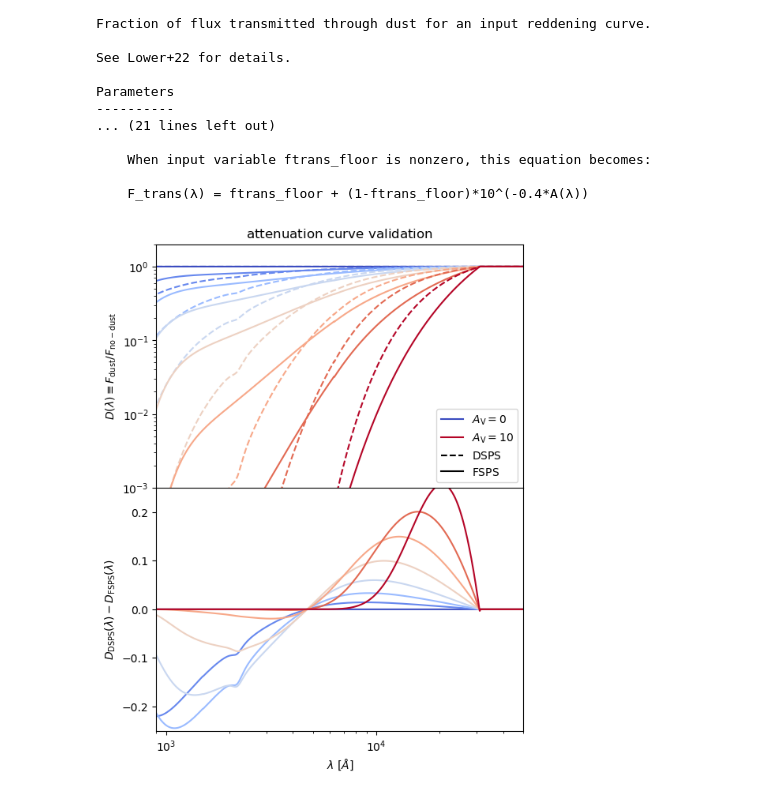
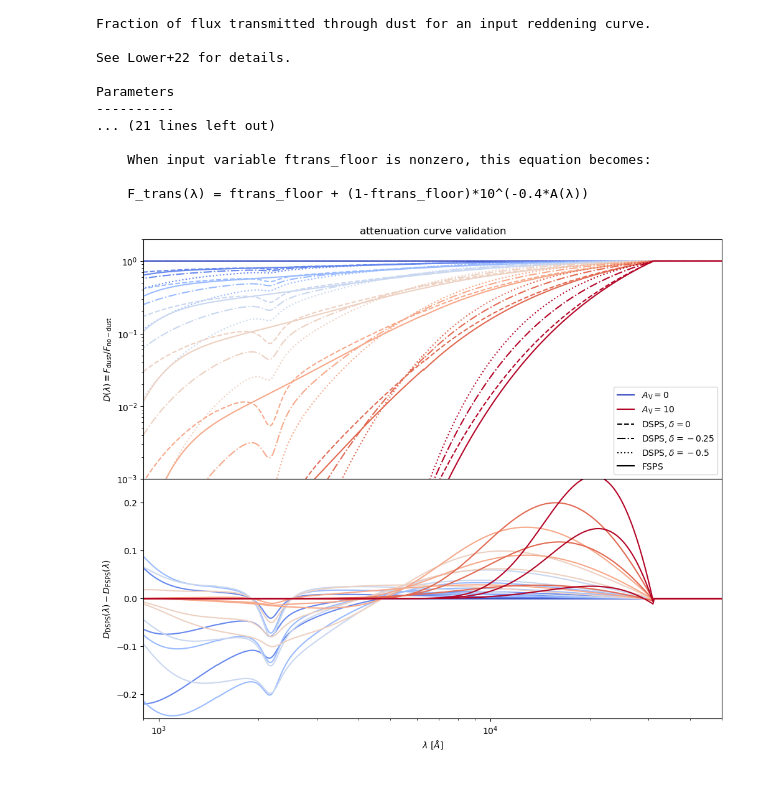
Before and after one commit to sylvielsstfr/Fors2ToStellarPopSynthesis, a Jupyter notebook: examples/examples_dsps_diffstar_diffmah/validate_dsps_attenuation-sbl18.ipynb, the cells around one changed output. Cells and saved outputs as stored; diff of their text form; code cells hidden in the pictures.

Commit message:
update with sbl18 attenuation curves

```diff
--- a/examples/examples_dsps_diffstar_diffmah/validate_dsps_attenuation-sbl18.ipynb
+++ b/examples/examples_dsps_diffstar_diffmah/validate_dsps_attenuation-sbl18.ipynb
@@ -83,8 +85,9 @@ Parameters
 
     F_trans(λ) = ftrans_floor + (1-ftrans_floor)*10^(-0.4*A(λ))
 # %%
-uv_bump_ampl = 1
-plaw_slope = -0.5
+uv_bump_ampl = 3
+all_plaw_slopes = [0.,-0.25,-0.5]
+all_linestypes = ["--","-.",":"]
 # %%
 colors=cm.coolwarm(np.linspace(0, 1, len(avray))) # red first
 
@@ -93,7 +96,7 @@ mblue = colors[-0]
 
 label_pat = "Av = {0:.2f}"
 
-fig, (ax0, ax1) = plt.subplots(2, 1, figsize=(6, 8), sharex=True)
+fig, (ax0, ax1) = plt.subplots(2, 1, figsize=(12, 10), sharex=True)
 # fig.tight_layout(pad=3.0)
 fig.subplots_adjust(hspace=0)
 xlim = ax0.set_xlim(900, 5e4)
@@ -102,37 +105,57 @@ ylim = ax0.set_ylim(1e-3, 2)
 ylim = ax1.set_ylim(-.25, 0.25)
 __=ax0.loglog()
 dsps_attenuation_collector = []
 
 for iav, av in enumerate(avray):
+
+    # first top image
     iage = 80
     fsps_flux_ratio = spec_results[iav, iage, :] / spec_results[0, iage, :]
     __=ax0.plot(wave_spec, fsps_flux_ratio, color=colors[iav])
 
 
     wave_spec_micron = wave_spec/10_000
 
-    #k = calzetti00_k_lambda(wave_spec_micron, RV_C00)
-    #k = calzetti00_k_lambda(wave_spec_micron)
+    plaw_slope = all_plaw_slopes[0]
     k = sbl18_k_lambda(wave_spec_micron,uv_bump_ampl,plaw_slope)
-
-    #dsps_flux_ratio = _flux_ratio(k, RV_C00, av)
     dsps_flux_ratio = _frac_transmission_from_k_lambda(k,av)
     __=ax0.plot(wave_spec, dsps_flux_ratio, '--', color=colors[iav])
     dsps_attenuation_collector.append(dsps_flux_ratio)
 
+       # bottom image
+    __=ax1.plot(wave_spec, (dsps_flux_ratio - fsps_flux_ratio), color=colors[iav])
+
+    plaw_slope = all_plaw_slopes[1]
+    k = sbl18_k_lambda(wave_spec_micron,uv_bump_ampl,plaw_slope)
+    dsps_flux_ratio = _frac_transmission_from_k_lambda(k,av)
+    __=ax0.plot(wave_spec, dsps_flux_ratio, '-.', color=colors[iav])
+    dsps_attenuation_collector.append(dsps_flux_ratio)
+
+       # bottom image
+    __=ax1.plot(wave_spec, (dsps_flux_ratio - fsps_flux_ratio), color=colors[iav])
+
+    plaw_slope = all_plaw_slopes[2]
+    k = sbl18_k_lambda(wave_spec_micron,uv_bump_ampl,plaw_slope)
+    dsps_flux_ratio = _frac_transmission_from_k_lambda(k,av)
+    __=ax0.plot(wave_spec, dsps_flux_ratio, ':', color=colors[iav])
+    dsps_attenuation_collector.append(dsps_flux_ratio)
+
+    # bottom image
     __=ax1.plot(wave_spec, (dsps_flux_ratio - fsps_flux_ratio), color=colors[iav])
 
 title = ax0.set_title(r'${\rm attenuation\ curve\ validation}$')
 title = ax0.set_ylabel(r'$D(\lambda)\equiv F_{\rm dust}/F_{\rm no-dust}$')
 xlabel = ax1.set_xlabel(r'$\lambda\ [\AA]$')
 xlabel = ax1.set_ylabel(r'$D_{\rm DSPS}(\lambda)-D_{\rm FSPS}(\lambda)$')
 
 
 red_line=mlines.Line2D([],[],ls='-',c=mred,label=r'$A_{\rm V}=10$')
 blue_line=mlines.Line2D([],[],ls='-',c=mblue,label=r'$A_{\rm V}=0$')
 solid_line=mlines.Line2D([],[],ls='-',c='k',label=r'${\rm FSPS}$')
-dashed_line=mlines.Line2D([],[],ls='--',c='k',label=r'${\rm DSPS}$')
-first_legend=ax0.legend(handles=[blue_line, red_line, dashed_line, solid_line])
+dashed_line=mlines.Line2D([],[],ls='--',c='k',label=r'${\rm DSPS}, \delta=0$')
+dashed_dot_line=mlines.Line2D([],[],ls='-.',c='k',label=r'${\rm DSPS}, \delta=-0.25$')
+doted_line=mlines.Line2D([],[],ls=':',c='k',label=r'${\rm DSPS}, \delta=-0.5$')
+first_legend=ax0.legend(handles=[blue_line, red_line, dashed_line, dashed_dot_line,doted_line,solid_line])
 fig.savefig('dsps_attenuation_validation.png', bbox_extra_artists=[xlabel], bbox_inches='tight', dpi=200)
 # %% [output]
-[figure, old version]
+[figure, new version]
```
Also changed, not shown: parts of 2 cells of this notebook, 1 other file.
